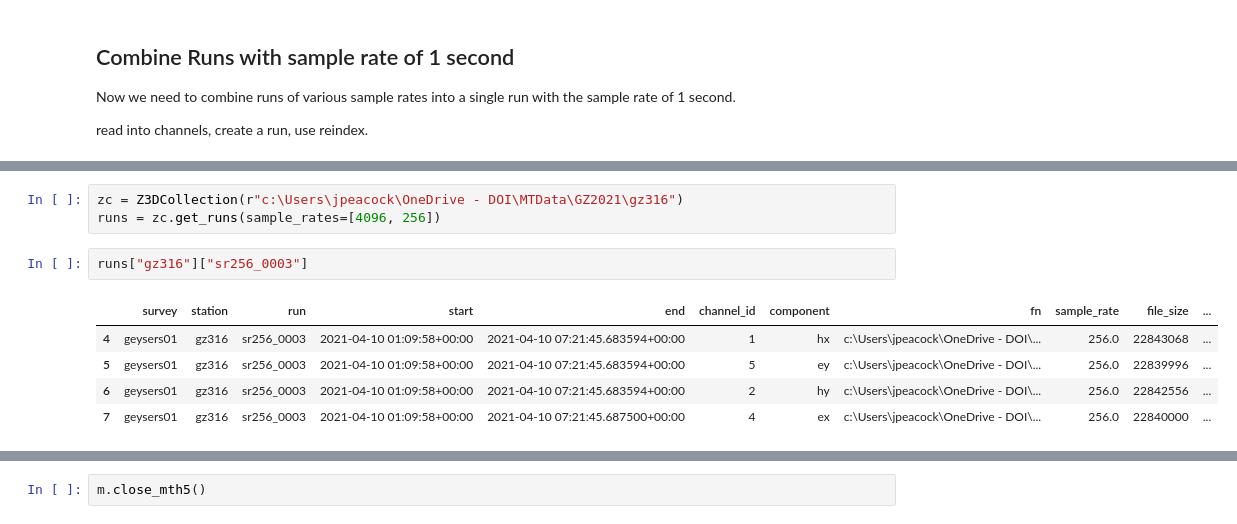
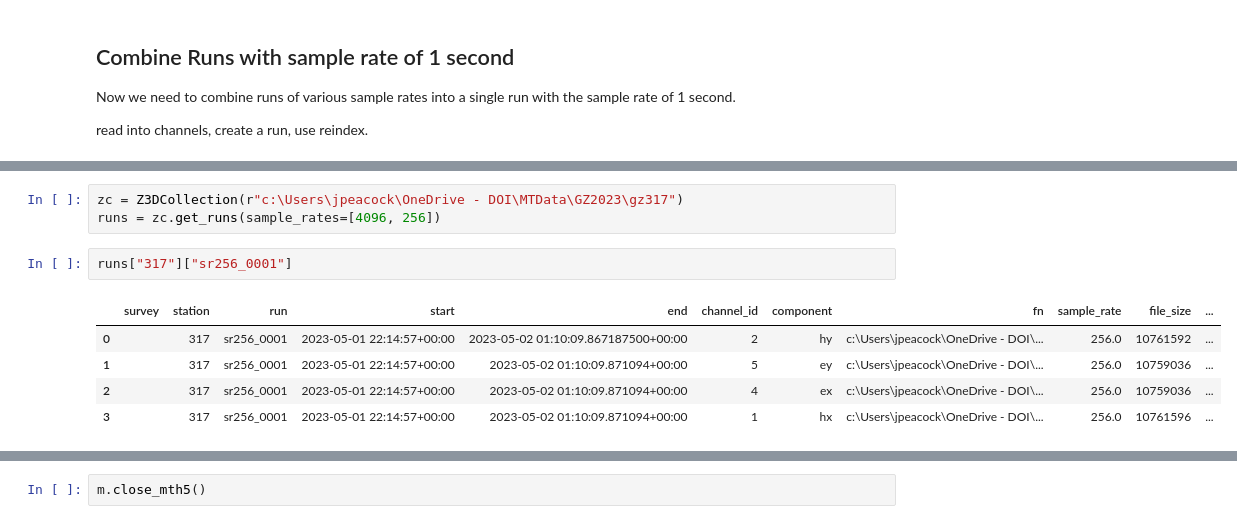
Before and after one commit to kujaku11/sandbox_scripts, a Jupyter notebook: observatory_remote_reference.ipynb, the cells around one changed output, grey strips where cells are left out. Cells and saved outputs as stored; diff of their text form.

```diff
--- a/observatory_remote_reference.ipynb
+++ b/observatory_remote_reference.ipynb
@@ -58,14 +54,14 @@ from mth5.mth5 import MTH5
 # %%
-zc = Z3DCollection(r"c:\Users\jpeacock\OneDrive - DOI\MTData\GZ2021\gz316")
+zc = Z3DCollection(r"c:\Users\jpeacock\OneDrive - DOI\MTData\GZ2023\gz317")
 runs = zc.get_runs(sample_rates=[4096, 256])
 # %%
-runs["gz316"]["sr256_0003"]
+runs["317"]["sr256_0001"]
 # %% [output]
 |  | survey | station | run | start | end | channel_id | component | fn | sample_rate | file_size | ... |
-| 4 | geysers01 | gz316 | sr256_0003 | 2021-04-10 01:09:58+00:00 | 2021-04-10 07:21:45.683594+00:00 | 1 | hx | c:\Users\jpeacock\OneDrive - DOI\... | 256.0 | 22843068 | ... |
-| 5 | geysers01 | gz316 | sr256_0003 | 2021-04-10 01:09:58+00:00 | 2021-04-10 07:21:45.683594+00:00 | 5 | ey | c:\Users\jpeacock\OneDrive - DOI\... | 256.0 | 22839996 | ... |
-| 6 | geysers01 | gz316 | sr256_0003 | 2021-04-10 01:09:58+00:00 | 2021-04-10 07:21:45.683594+00:00 | 2 | hy | c:\Users\jpeacock\OneDrive - DOI\... | 256.0 | 22842556 | ... |
-| 7 | geysers01 | gz316 | sr256_0003 | 2021-04-10 01:09:58+00:00 | 2021-04-10 07:21:45.687500+00:00 | 4 | ex | c:\Users\jpeacock\OneDrive - DOI\... | 256.0 | 22840000 | ... |
+| 0 |  | 317 | sr256_0001 | 2023-05-01 22:14:57+00:00 | 2023-05-02 01:10:09.867187500+00:00 | 2 | hy | c:\Users\jpeacock\OneDrive - DOI\... | 256.0 | 10761592 | ... |
+| 1 |  | 317 | sr256_0001 | 2023-05-01 22:14:57+00:00 | 2023-05-02 01:10:09.871094+00:00 | 5 | ey | c:\Users\jpeacock\OneDrive - DOI\... | 256.0 | 10759036 | ... |
+| 2 |  | 317 | sr256_0001 | 2023-05-01 22:14:57+00:00 | 2023-05-02 01:10:09.871094+00:00 | 4 | ex | c:\Users\jpeacock\OneDrive - DOI\... | 256.0 | 10759036 | ... |
+| 3 |  | 317 | sr256_0001 | 2023-05-01 22:14:57+00:00 | 2023-05-02 01:10:09.871094+00:00 | 1 | hx | c:\Users\jpeacock\OneDrive - DOI\... | 256.0 | 10761596 | ... |
 # %%
 calibrate = False
 m = MTH5()
```
Also changed, not shown: parts of 6 cells of this notebook, 7 other files.
